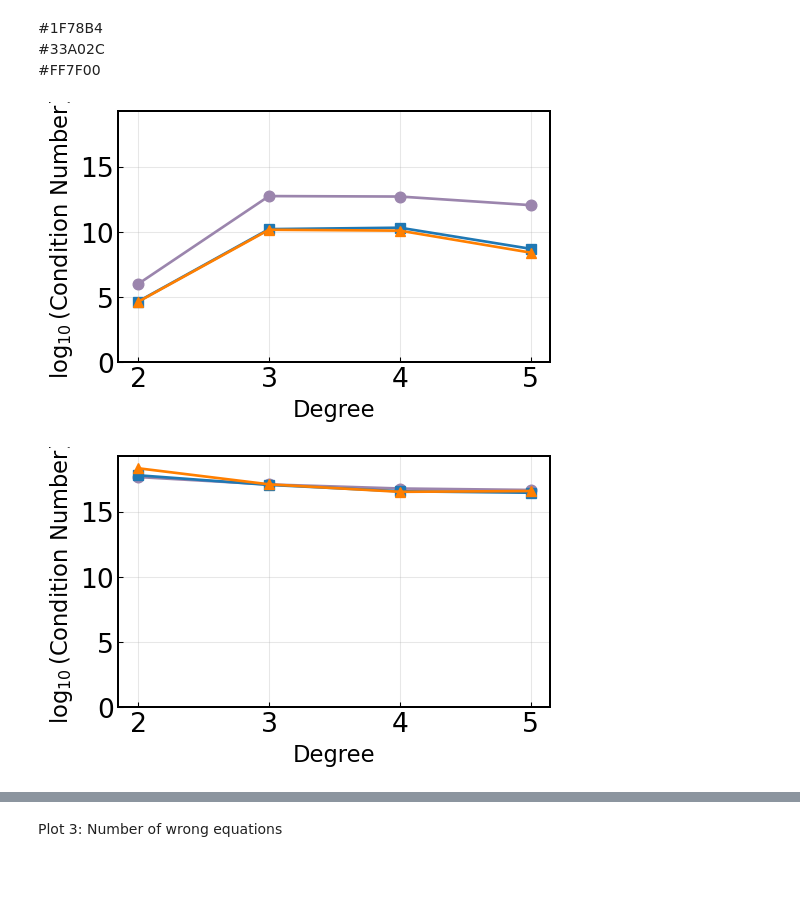
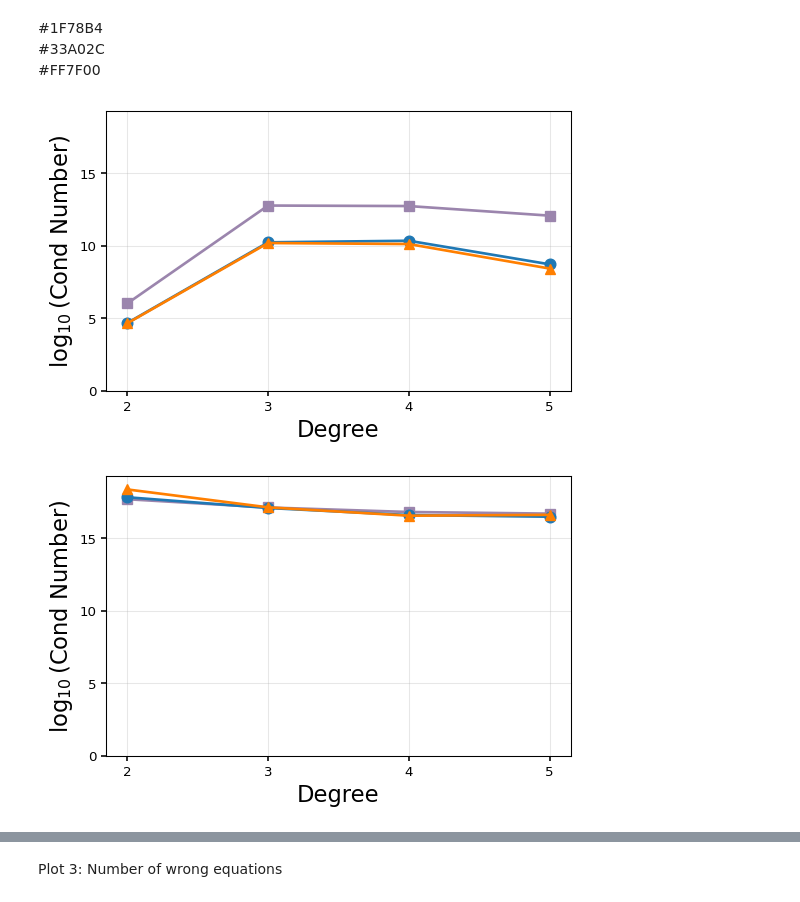
Before and after one commit to mjayadharan/IllposedLearning, a Jupyter notebook: Figure2/Plots_2.ipynb, the cells around one changed output, grey strips where cells are left out. Cells and saved outputs as stored; diff of their text form; code cells hidden in the pictures; blank space fills up the shorter version.

```diff
--- a/Figure2/Plots_2.ipynb
+++ b/Figure2/Plots_2.ipynb
@@ -18,15 +20,17 @@ from Base_test import CRN, Lotka_Volterra
 # %%
 plt.rcParams.update({
     "font.size": 17,
-    "axes.labelsize": 20,
-    "axes.titlesize": 20,
-    "xtick.labelsize": 20,
-    "ytick.labelsize": 20,
+    #"axes.labelsize": 20,
+    #"axes.titlesize": 20,
+    #"xtick.labelsize": 20,
+    #"ytick.labelsize": 20,
     "legend.fontsize": 17,
-    "axes.linewidth": 1.5,
-    "xtick.direction": "in",
-    "ytick.direction": "in",
+    "axes.linewidth": 0.8,
+    "xtick.direction": "out",
+    "ytick.direction": "out",
 })
+
+mpl.rcParams["svg.fonttype"] = "none"
 # %% [markdown]
 Plots for Part 3: The distribution of data matters
 # %% [markdown]
@@ -93,7 +97,11 @@ filepaths = Sample.fit_and_save_base(model_name = 'CRN',
 )
 
 uniform_sample_crn = Sample._subsample(filepaths,L,U)
-state_cols_crn = [col for col in uniform_sample_crn.columns if col != 'time' and '/dt' and 'dt' not in col]
+#state_cols_crn = [col for col in uniform_sample_crn.columns if col != 'time' and '/dt' and 'dt' not in col]
+state_cols_crn = [
+    c for c in uniform_sample_crn.columns
+    if (c != 'time') and ('dt' not in c) and ('/dt' not in c)
+]
 
 time_col = 'time'
 states_with_time_cols_crn = [time_col] + state_cols_crn
@@ -1408,7 +1892,9 @@ Chebyshev_conds_lv = [
 # %%
 from matplotlib.ticker import MultipleLocator
 
-out_path_plots1 = Path("/Users/yuxiangfeng/Desktop/SINDy/Plots/Fig1_modify")
+out_path_plots1 = Path("/Users/yuxiangfeng/Desktop/SINDy/Plots/Fig1_final")
+plt.style.use("default")
+mpl.rcParams["svg.fonttype"] = "none"
 
 # degrees for the libraries
 degrees = np.array([2, 3, 4, 5])
@@ -1434,8 +1920,8 @@ basis_colors = {
 }
 
 markers = {
-    'Monomial':  'o',
-    'Legendre':  's',
+    'Monomial':  's',
+    'Legendre':  'o',
     'Chebyshev': '^',
 }
 
@@ -1462,7 +1948,7 @@ def plot_model(ax, data_dict, title):
 
     #ax.set_title(title)
     ax.grid(True, alpha=0.3)
-    ax.tick_params(axis='both', labelsize=font_size)
+    ax.tick_params(axis='both', length=3.5, width=1.2)
 
 
 all_vals = []
@@ -1480,39 +1966,42 @@ y_limits = (0.0, y_max + margin)        # start from 0
 fig1, ax1 = plt.subplots(figsize=(5.7480, 3.7402), dpi=96)
 plot_model(ax1, lv_ori, 'Lotka–Volterra')
 
 ax1.set_xlabel('Degree',fontsize=17)
-ax1.set_ylabel(r'$\log_{10}$(Condition Number)',fontsize=17)
+ax1.set_ylabel(r'$\log_{10}$(Cond Number)',fontsize=17)
 ax1.set_ylim(y_limits)
 ax1.yaxis.set_major_locator(MultipleLocator(5))  # tick every 5
+xticks = [2,3,4,5]
+ax1.set_xticks(xticks)
 
 #handles1, labels1 = ax1.get_legend_handles_labels()
 #ax1.legend(handles1, labels1, frameon=False, loc='best', ncol=3)
 
 fig1.tight_layout()
-fig1.savefig(out_path_plots1 / "cond_lib_lv.png", dpi=96,
+fig1.savefig(out_path_plots1 / "cond_lib_lv.svg",
              bbox_inches="tight", pad_inches=0.02)
 plt.show()
 
 
 # Figure for CRN
 fig2, ax2 = plt.subplots(figsize=(5.7480, 3.7402), dpi=96)
 plot_model(ax2, crn_ori, 'Chemical Reaction Network')
 
 ax2.set_xlabel('Degree',fontsize=17)
-ax2.set_ylabel(r'$\log_{10}$(Condition Number)',fontsize=17)
+ax2.set_ylabel(r'$\log_{10}$(Cond Number)',fontsize=17)
 ax2.set_ylim(y_limits)
 ax2.yaxis.set_major_locator(MultipleLocator(5))
+ax2.set_xticks(xticks)
 
 #handles2, labels2 = ax2.get_legend_handles_labels()
 #ax2.legend(handles2, labels2, frameon=False, loc='best', ncol=3)
 
 fig2.tight_layout()
-fig2.savefig(out_path_plots1 / "cond_lib_crn.png", dpi=96,
+fig2.savefig(out_path_plots1 / "cond_lib_crn.svg", format='svg',
              bbox_inches="tight", pad_inches=0.02)
 plt.show()
 # %% [output]
-[figure, old version]
+[figure, new version]
-[figure, old version]
+[figure, new version]
 # %%
 basis_order = ['Monomial', 'Legendre', 'Chebyshev', 'Laguerre']
 original_lib_cond_lv = {b: vals[-1] for b, vals in lv_ori.items()}
```
Also changed, not shown: parts of 39 cells of this notebook, 1 other file.
